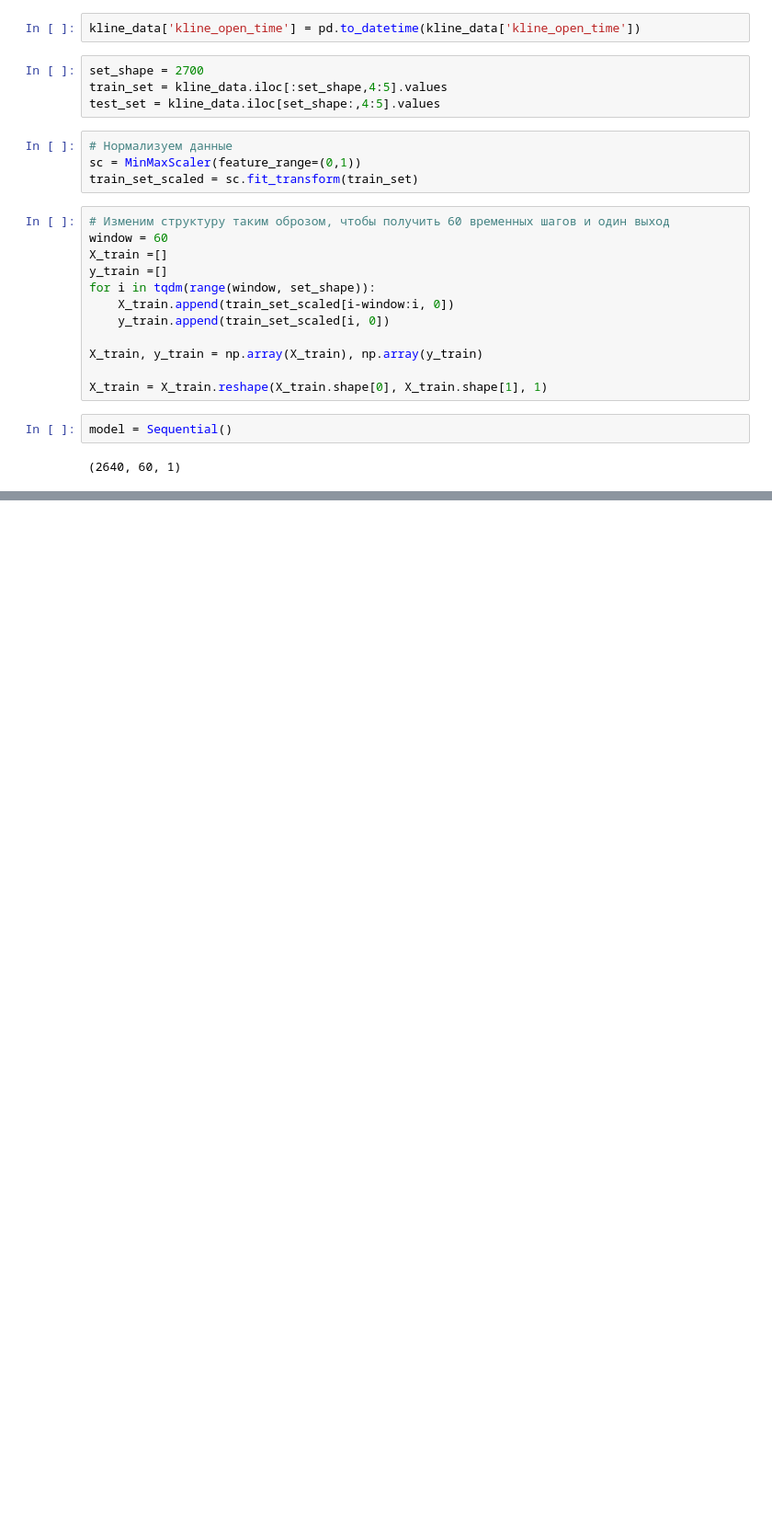
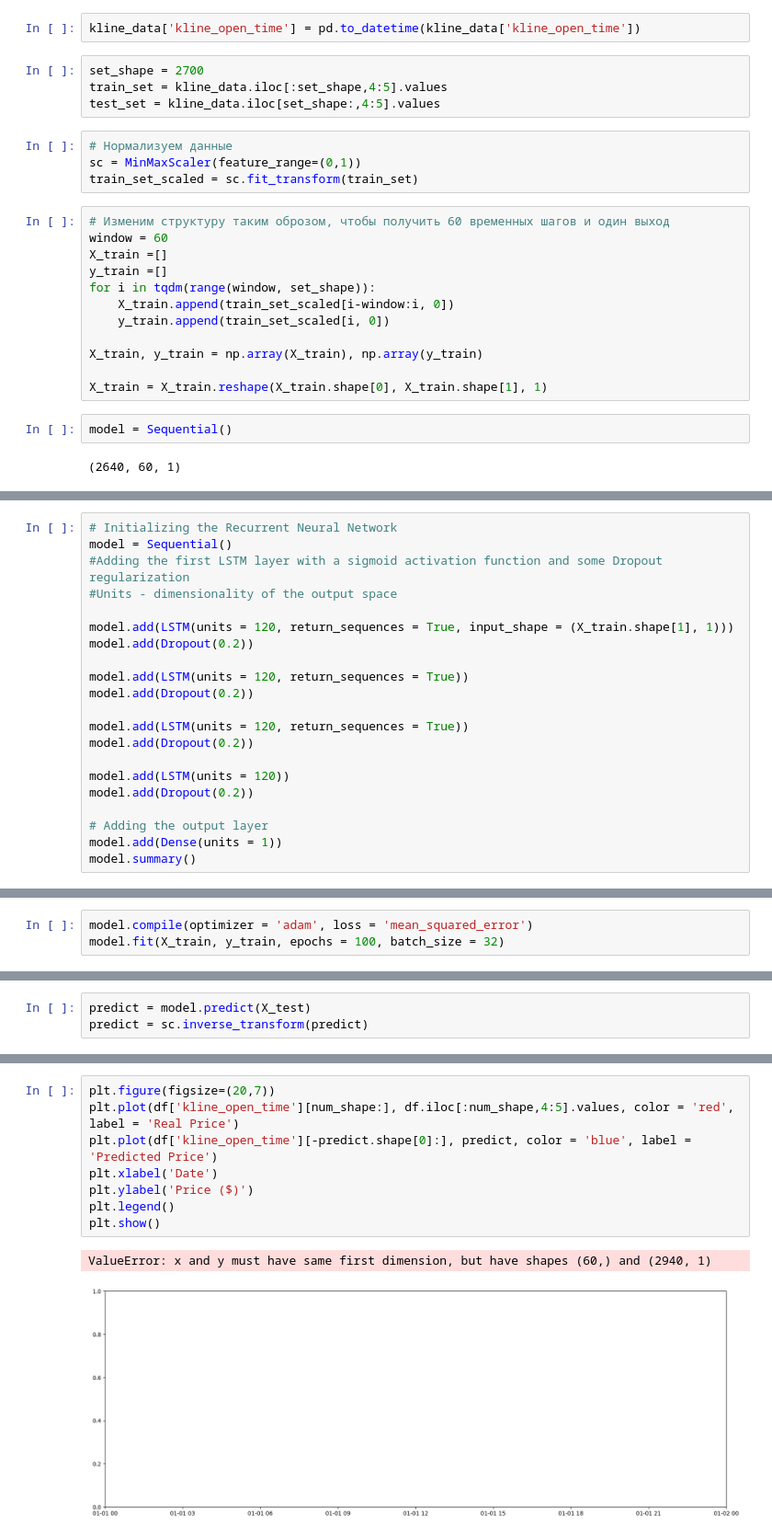
Before and after one commit to Ed-Tari/api_binance, a Jupyter notebook: apibin.ipynb, the cells around one changed output, grey strips where cells are left out. Shown at 92% size. Saved outputs shown, nothing was run; the diff lists cells and outputs as text; blank space fills up the shorter version.

```diff
--- a/apibin.ipynb
+++ b/apibin.ipynb
@@ -71,0 +140,21 @@ model = Sequential()
+# %%
+# Initializing the Recurrent Neural Network
+model = Sequential()
+#Adding the first LSTM layer with a sigmoid activation function and some Dropout regularization
+#Units - dimensionality of the output space
+
+model.add(LSTM(units = 120, return_sequences = True, input_shape = (X_train.shape[1], 1)))
+model.add(Dropout(0.2))
+
+model.add(LSTM(units = 120, return_sequences = True))
+model.add(Dropout(0.2))
+
+model.add(LSTM(units = 120, return_sequences = True))
+model.add(Dropout(0.2))
+
+model.add(LSTM(units = 120))
+model.add(Dropout(0.2))
+
+# Adding the output layer
+model.add(Dense(units = 1))
+model.summary()
@@ -71,0 +179,3 @@ model = Sequential()
+# %%
+model.compile(optimizer = 'adam', loss = 'mean_squared_error')
+model.fit(X_train, y_train, epochs = 100, batch_size = 32)
@@ -71,0 +203,3 @@ model = Sequential()
+# %%
+predict = model.predict(X_test)
+predict = sc.inverse_transform(predict)
@@ -71,0 +224,11 @@ model = Sequential()
+# %%
+plt.figure(figsize=(20,7))
+plt.plot(df['kline_open_time'][num_shape:], df.iloc[:num_shape,4:5].values, color = 'red', label = 'Real Price')
+plt.plot(df['kline_open_time'][-predict.shape[0]:], predict, color = 'blue', label = 'Predicted Price')
+plt.xlabel('Date')
+plt.ylabel('Price ($)')
+plt.legend()
+plt.show()
+# %% [output]
+ValueError: x and y must have same first dimension, but have shapes (60,) and (2940, 1)
+[figure, added]
```
Also changed, not shown: parts of 126 cells of this notebook.
